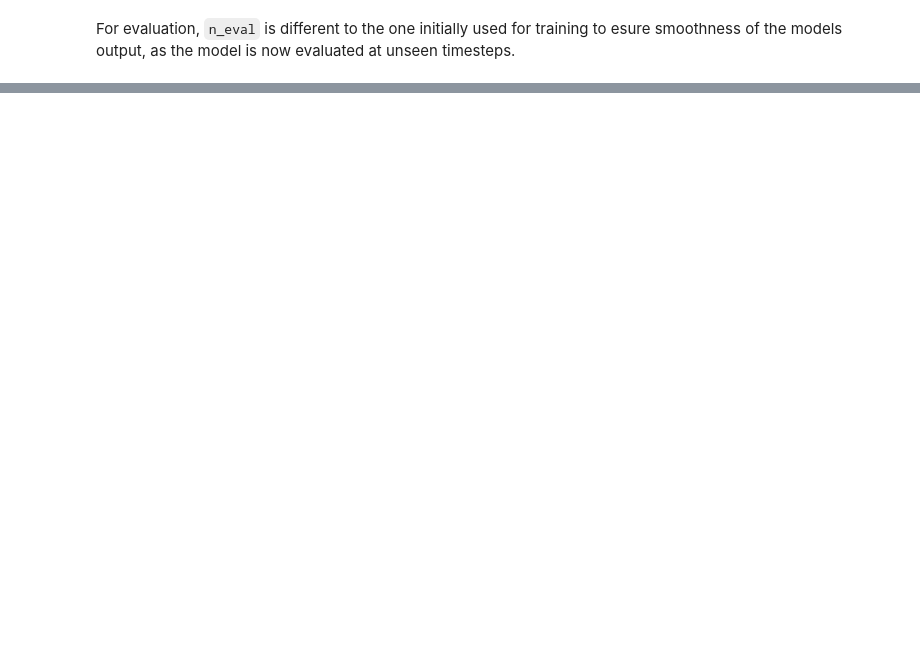
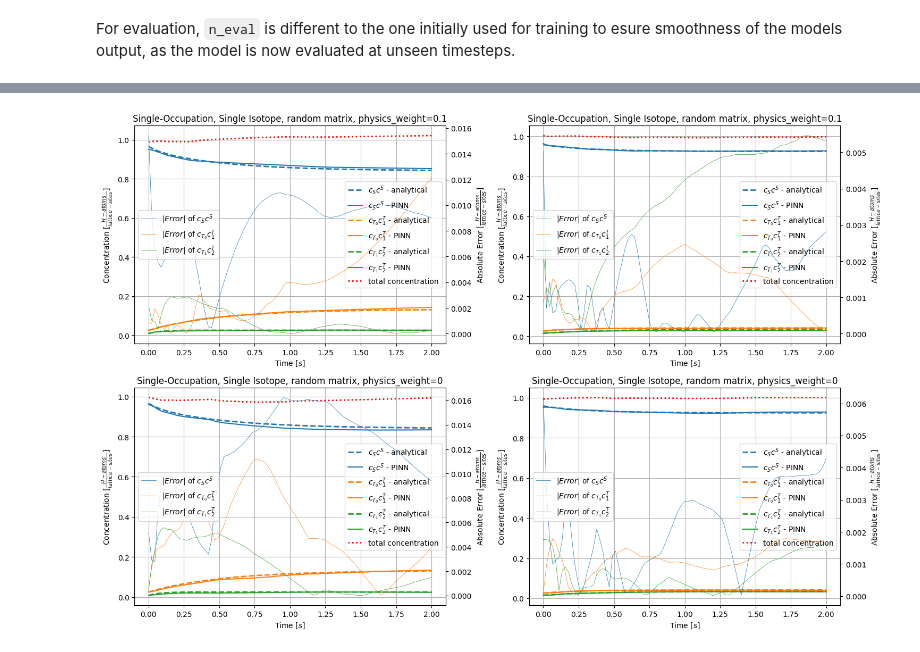
Before and after one commit to Davidxdydz/TrapDiffusion, a Jupyter notebook: Training.ipynb, the cells around one changed output, grey strips where cells are left out. Cells and saved outputs as stored; diff of their text form; code cells hidden in the pictures; blank space fills up the shorter version.

```diff
--- a/Training.ipynb
+++ b/Training.ipynb
@@ -176,4 +184,2 @@ KeyboardInterrupt:
 # %%
 full_model.save('trained_models/SOSI_random.keras')
-# %%
-full_model = keras.models.load_model('trained_models/SOSI_random.keras')
@@ -185,0 +226,33 @@ s.evaluate(full_model, include_params=True, n_eval = 91)
+# %%
+full_model = keras.models.load_model(
+    "trained_models/SOSI_random.keras",
+    compile=False,
+)
+full_model_physics = keras.models.load_model(
+    "trained_models/SOSI_random_physics.keras",
+    compile=False,
+)
+
+first_seed = 42
+second_seed = 50
+
+plt.figure(figsize=(15, 10))
+
+plt.subplot(2, 2, 1)
+np.random.seed(first_seed)
+SingleOccupationSingleIsotope().evaluate(full_model_physics,include_params = True, n_eval=91)
+
+plt.subplot(2, 2, 2)
+np.random.seed(second_seed)
+SingleOccupationSingleIsotope().evaluate(full_model_physics,include_params = True, n_eval=91)
+
+plt.subplot(2, 2, 3)
+np.random.seed(first_seed)
+SingleOccupationSingleIsotope().evaluate(full_model,include_params = True, n_eval=91)
+
+plt.subplot(2, 2, 4)
+np.random.seed(second_seed)
+SingleOccupationSingleIsotope().evaluate(full_model,include_params = True, n_eval=91)
+
+plt.show()
+# %% [output]
@@ -185,0 +263 @@ s.evaluate(full_model, include_params=True, n_eval = 91)
+[figure, added]
```
Also changed, not shown: parts of 30 cells of this notebook, 5 other files.
